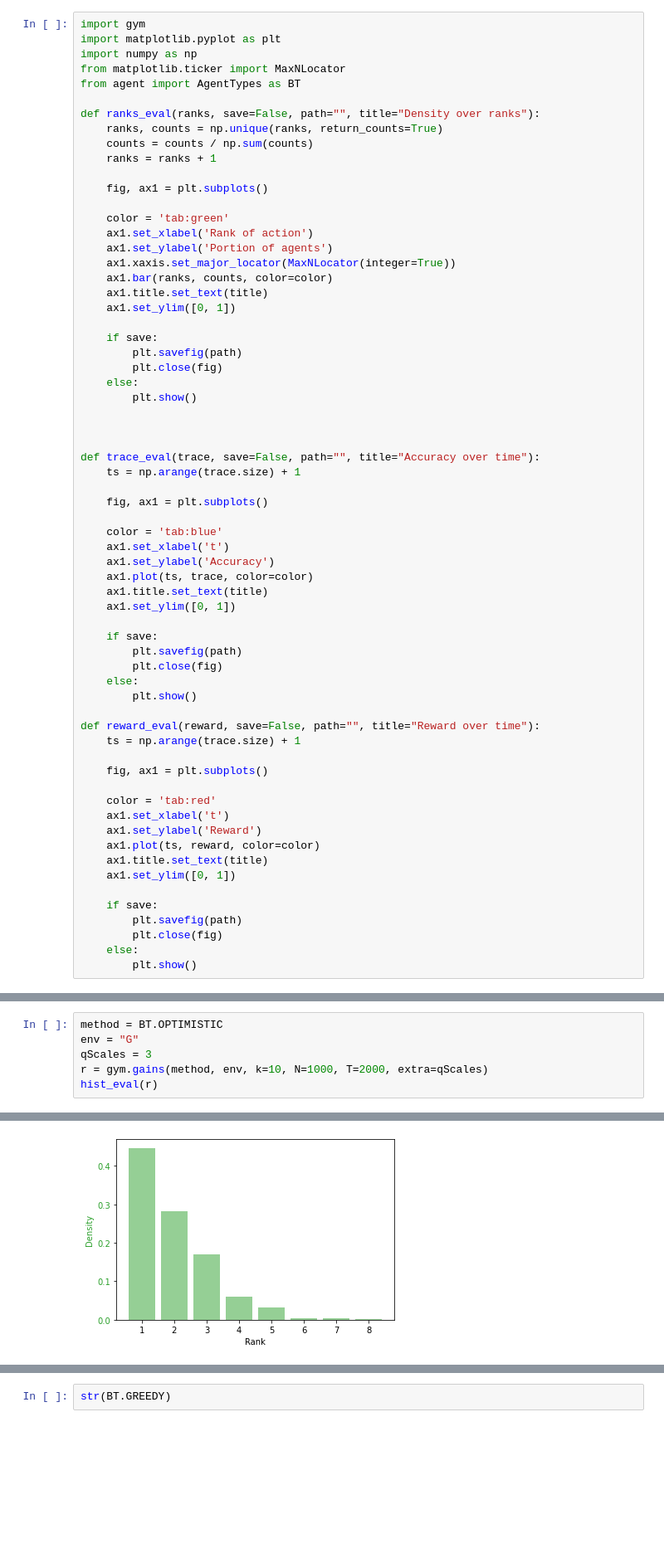
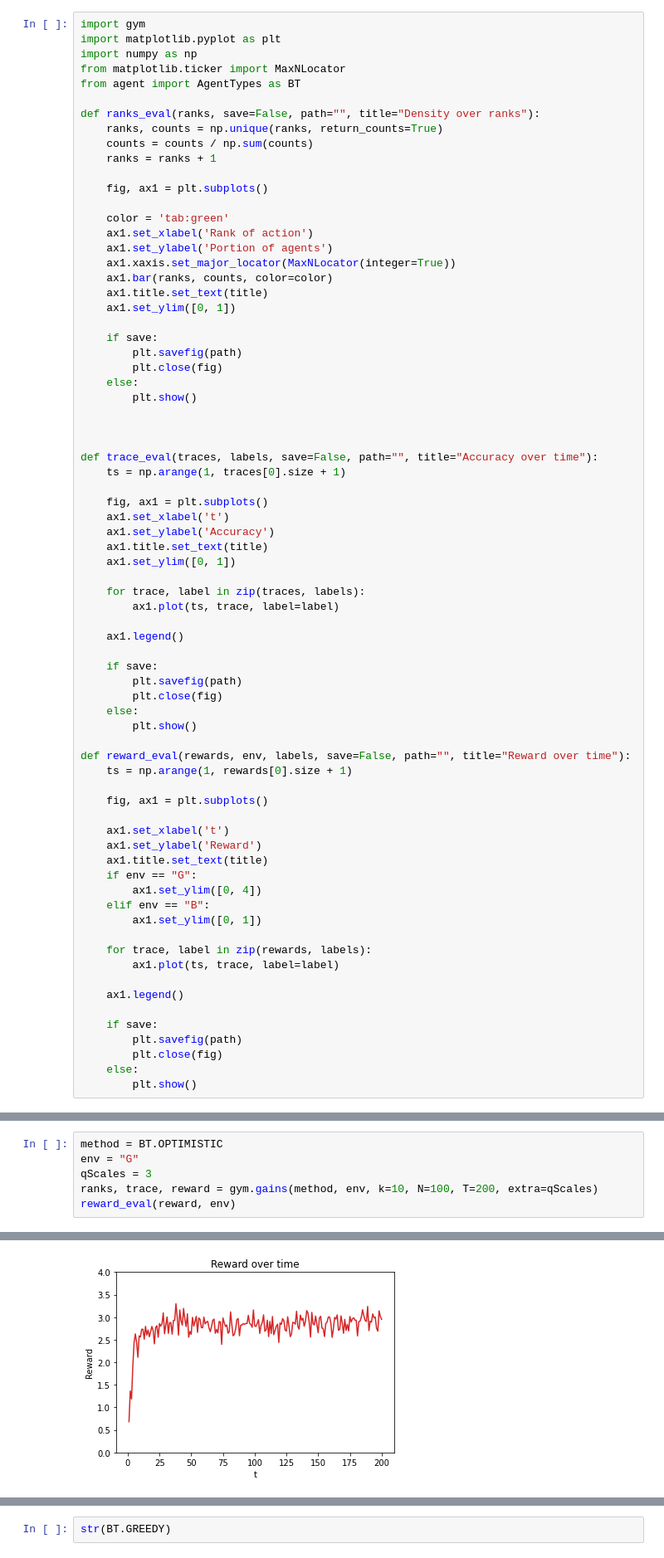
Before and after one commit to viktorvesely/RL_-realny_lebiak-, a Jupyter notebook: easy/kuk.ipynb, the cells around one changed output, grey strips where cells are left out. Shown: that part at 83% size. Cells and saved outputs as stored; diff of their text form; blank space fills up the shorter version.

```diff
--- a/easy/kuk.ipynb
+++ b/easy/kuk.ipynb
@@ -28,17 +28,19 @@ def ranks_eval(ranks, save=False, path="", title="Density over ranks"):
 
 
 
-def trace_eval(trace, save=False, path="", title="Accuracy over time"):
-    ts = np.arange(trace.size) + 1
+def trace_eval(traces, labels, save=False, path="", title="Accuracy over time"):
+    ts = np.arange(1, traces[0].size + 1)
 
     fig, ax1 = plt.subplots()
-
-    color = 'tab:blue'
     ax1.set_xlabel('t')
     ax1.set_ylabel('Accuracy')
-    ax1.plot(ts, trace, color=color)
     ax1.title.set_text(title)
     ax1.set_ylim([0, 1])
+
+    for trace, label in zip(traces, labels):
+        ax1.plot(ts, trace, label=label)
+
+    ax1.legend()
 
     if save:
         plt.savefig(path)
@@ -46,17 +48,23 @@ def trace_eval(trace, save=False, path="", title="Accuracy over time"):
     else:
         plt.show()
 
-def reward_eval(reward, save=False, path="", title="Reward over time"):
-    ts = np.arange(trace.size) + 1
+def reward_eval(rewards, env, labels, save=False, path="", title="Reward over time"):
+    ts = np.arange(1, rewards[0].size + 1)
 
     fig, ax1 = plt.subplots()
 
-    color = 'tab:red'
     ax1.set_xlabel('t')
     ax1.set_ylabel('Reward')
-    ax1.plot(ts, reward, color=color)
     ax1.title.set_text(title)
-    ax1.set_ylim([0, 1])
+    if env == "G":
+        ax1.set_ylim([0, 4])
+    elif env == "B":
+        ax1.set_ylim([0, 1])
+
+    for trace, label in zip(rewards, labels):
+        ax1.plot(ts, trace, label=label)
+
+    ax1.legend()
 
     if save:
         plt.savefig(path)
@@ -75,6 +83,6 @@ t=99.8003992015968
 method = BT.OPTIMISTIC
 env = "G"
 qScales = 3
-r = gym.gains(method, env, k=10, N=1000, T=2000, extra=qScales)
-hist_eval(r)
+ranks, trace, reward = gym.gains(method, env, k=10, N=100, T=200, extra=qScales)
+reward_eval(reward, env)
 # %% [output]
@@ -82 +89 @@ t=99.95002498750625
-[figure, old version]
+[figure, new version]
```
Also changed, not shown: parts of 9 cells of this notebook, 3 other files.
